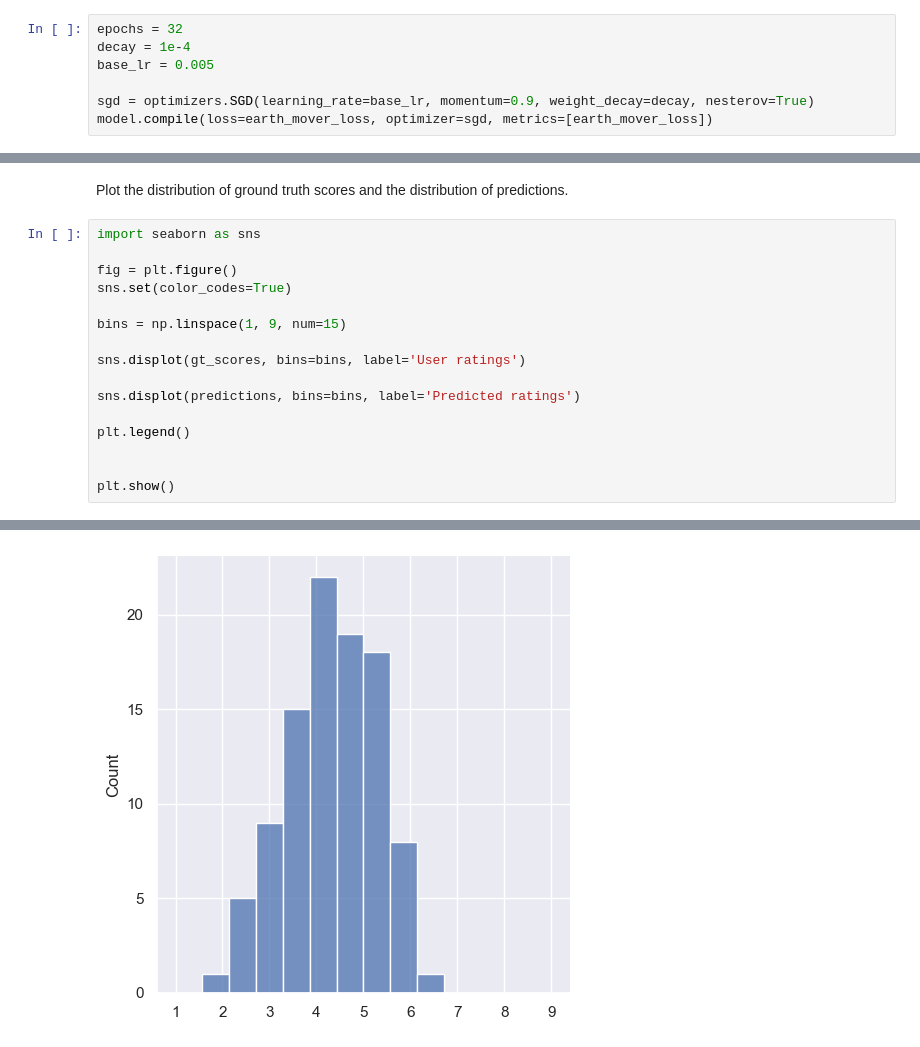
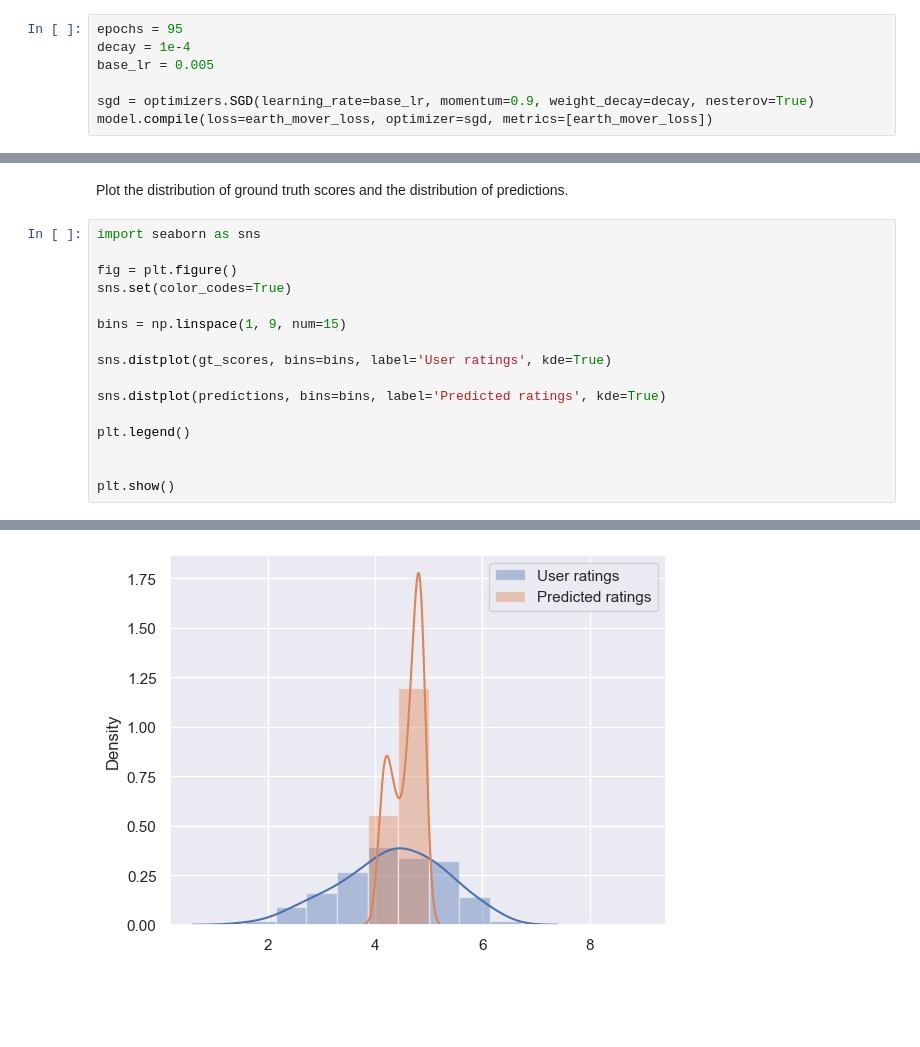
Before and after one commit to abrahamglez17/website-aesthetics-research, a Jupyter notebook: rating-based-models/approach2/model2.ipynb, the cells around one changed output, grey strips where cells are left out. Drawn from its saved outputs; the diff is of its cells as text; blank space fills up the shorter version.

```diff
--- a/rating-based-models/approach2/model2.ipynb
+++ b/rating-based-models/approach2/model2.ipynb
@@ -284,7 +284,7 @@ val_generator = val_datagen.flow(X_val, y_val, batch_size=batch_size)
 # %% [markdown]
 Compile the model.
 # %%
-epochs = 32
+epochs = 95
 decay = 1e-4
 base_lr = 0.005
 
@@ -458,9 +458,9 @@ sns.set(color_codes=True)
 
 bins = np.linspace(1, 9, num=15)
 
-sns.displot(gt_scores, bins=bins, label='User ratings')
+sns.distplot(gt_scores, bins=bins, label='User ratings', kde=True)
 
-sns.displot(predictions, bins=bins, label='Predicted ratings')
+sns.distplot(predictions, bins=bins, label='Predicted ratings', kde=True)
 
 plt.legend()
 
@@ -471 +489 @@ plt.show()
-[figure, old version]
+[figure, new version]
```
Also changed, not shown: parts of 13 cells of this notebook, 1 other file.
